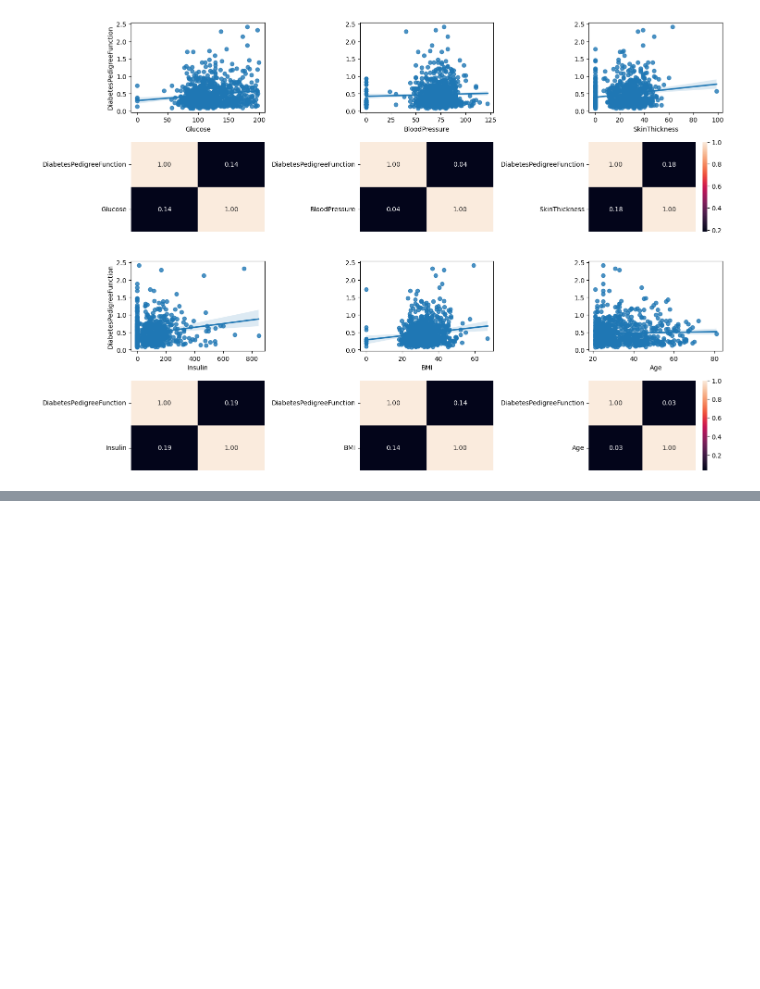
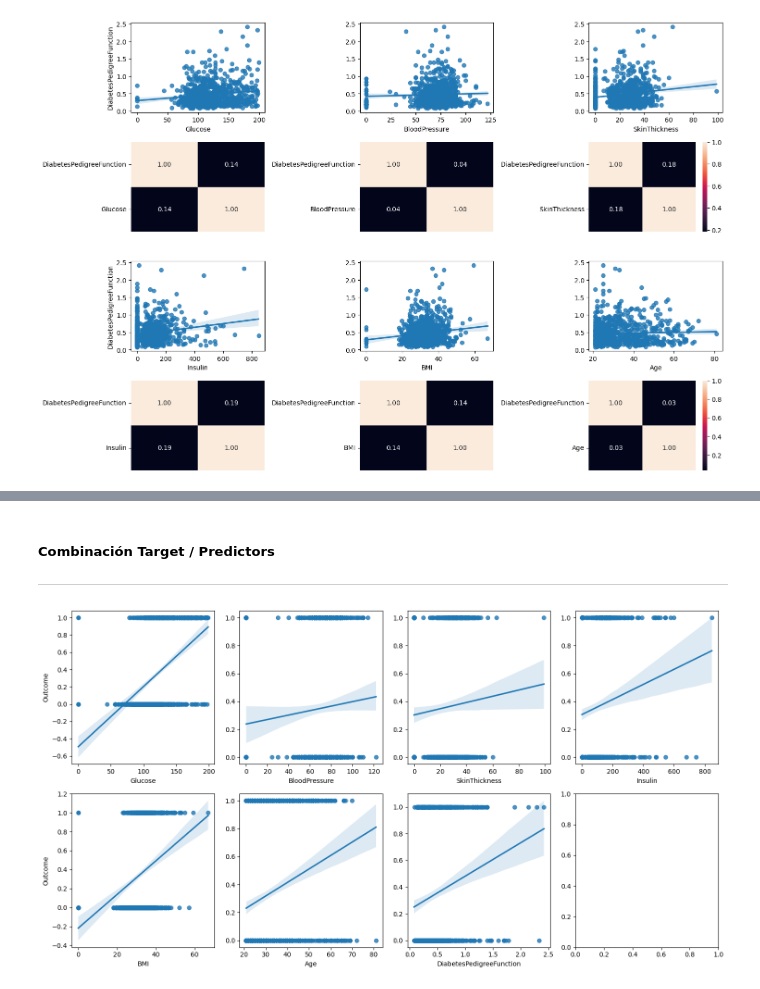
Before and after one commit to Fj-martinez33/decision_tree, a Jupyter notebook: src/explore.ipynb, the cells around one changed output, grey strips where cells are left out. Drawn from its saved outputs; the diff is of its cells as text; code cells hidden in the pictures; blank space fills up the shorter version.

```diff
--- a/src/explore.ipynb
+++ b/src/explore.ipynb
@@ -314,0 +321,36 @@ NumNumAnalysi(data, continuous_y, continuous_lst, vector_ax)
+# %% [markdown]
+##### Combinación Target / Predictors
+------------------------------------------------
+# %%
+
+vector_ax = [2,4]
+continuous_lst = ["Glucose", "BloodPressure", "SkinThickness", "Insulin", "BMI", "Age", "DiabetesPedigreeFunction"]
+
+def CombTargPred(dataset, target_class, lst, ax_dimension):
+
+    y_pos = 0
+    x_pos = 0
+
+    fig, axis = plt.subplots(ax_dimension[0], ax_dimension[1], figsize = (15, 8))
+
+    for i in range(len(lst)):
+
+        if (y_pos == 0):
+            sns.regplot(ax = axis[x_pos,y_pos], data = dataset, x = lst[i], y = target_class)
+        elif (y_pos != 0):
+            sns.regplot(ax = axis[x_pos, y_pos], data = dataset, x = lst[i], y = target_class).set(ylabel=None)
+
+        y_pos += 1
+
+        if (y_pos == ax_dimension[1]):
+            x_pos += 1
+            y_pos = 0
+
+
+
+    plt.tight_layout()
+    plt.show()
+
+CombTargPred(data, target, continuous_lst, vector_ax)
+# %% [output]
+[figure, added]
```
Also changed, not shown: parts of 11 cells of this notebook, 8 other files.
